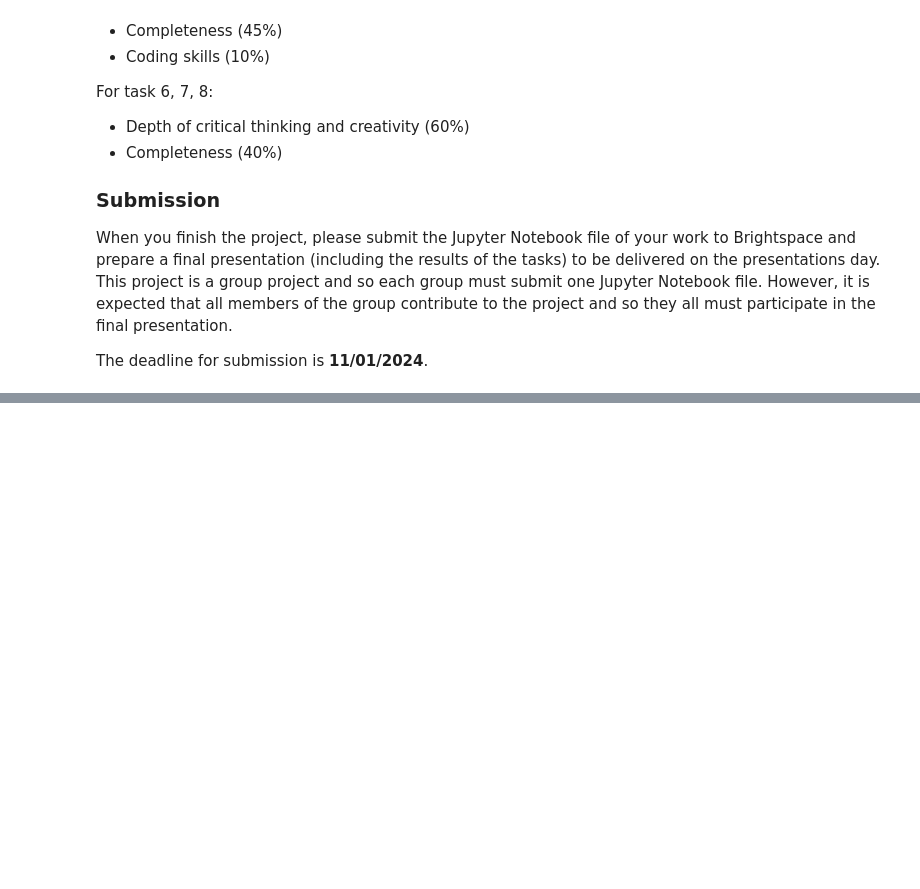
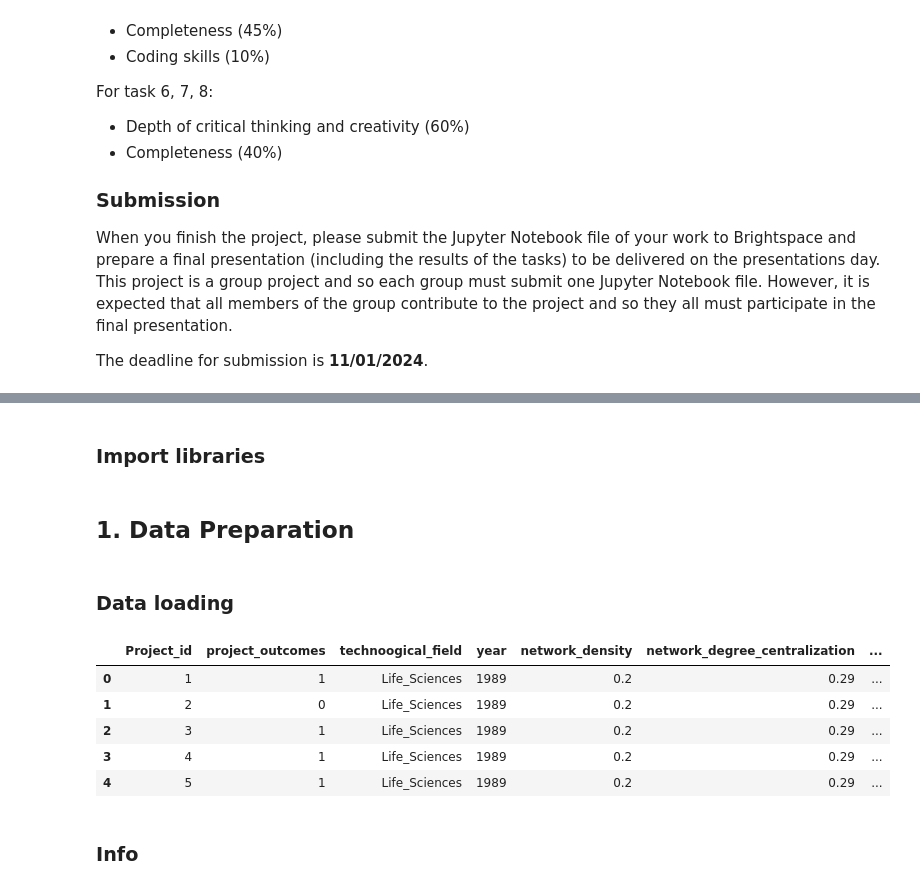
Before and after one commit to sslavova8/TPM034A_mini_project, a Jupyter notebook: Mini-project 2 - R&D Innovation.ipynb, the cells around one changed output, grey strips where cells are left out. Drawn from its saved outputs; the diff is of its cells as text; code cells hidden in the pictures; blank space fills up the shorter version.

```diff
--- a/Mini-project 2 - R&D Innovation.ipynb
+++ b/Mini-project 2 - R&D Innovation.ipynb
@@ -63,0 +70,2 @@ The deadline for submission is **11/01/2024**.
+# %% [markdown]
+### Import libraries
@@ -63,0 +78,16 @@ The deadline for submission is **11/01/2024**.
+# %% [markdown]
+## 1. Data Preparation
+# %% [markdown]
+### Data loading
+# %%
+df = pd.read_csv("data/data.csv")
+df.head()
+# %% [output]
+|  | Project_id | project_outcomes | technoogical_field | year | network_density | network_degree_centralization | ... |
+| 0 | 1 | 1 | Life_Sciences | 1989 | 0.2 | 0.29 | ... |
+| 1 | 2 | 0 | Life_Sciences | 1989 | 0.2 | 0.29 | ... |
+| 2 | 3 | 1 | Life_Sciences | 1989 | 0.2 | 0.29 | ... |
+| 3 | 4 | 1 | Life_Sciences | 1989 | 0.2 | 0.29 | ... |
+| 4 | 5 | 1 | Life_Sciences | 1989 | 0.2 | 0.29 | ... |
+# %% [markdown]
+### Info
```
Also changed, not shown: parts of 18 cells of this notebook, 1 other file.
